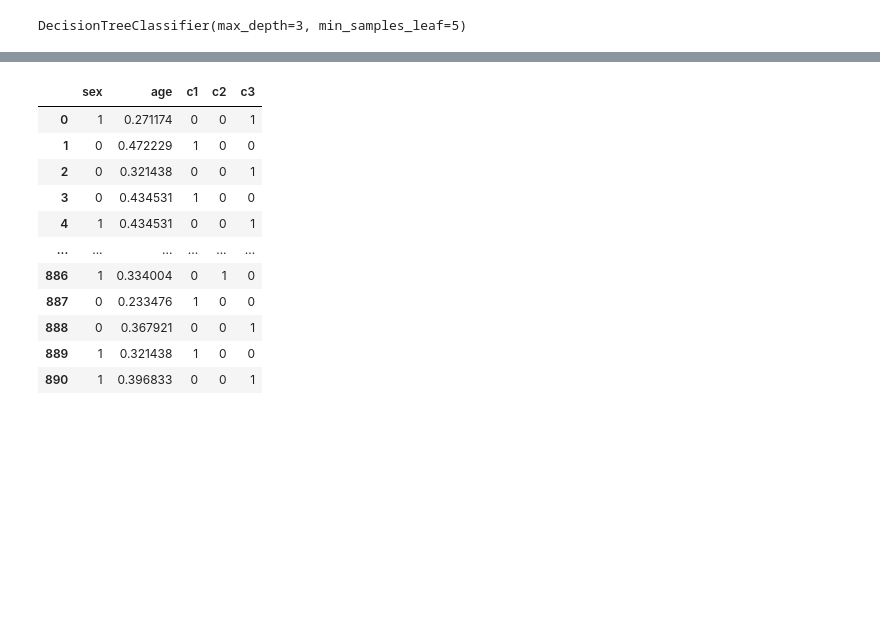
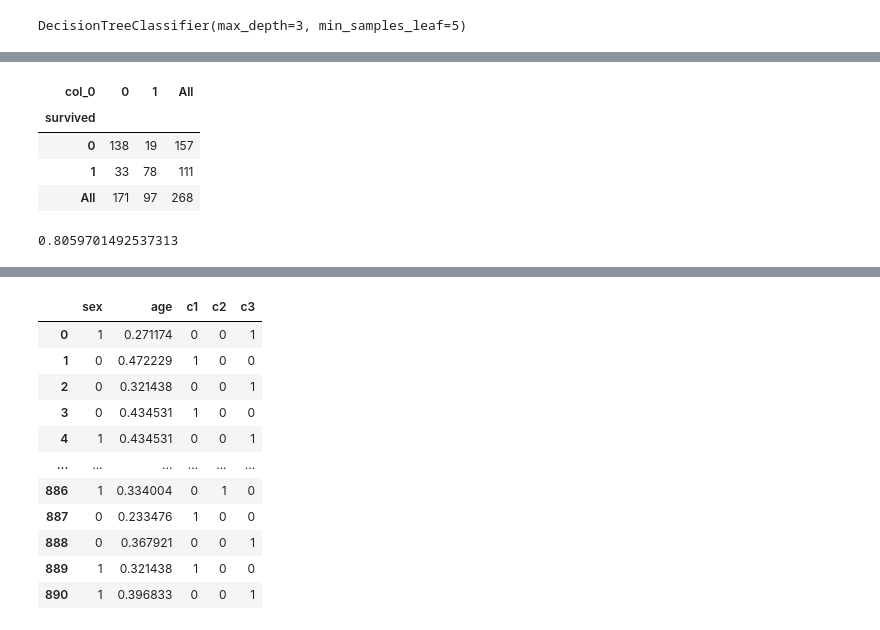
Before and after one commit to Moneul/MS-AI-School, a Jupyter notebook: python/코드로모델구현/DecisionTreeClassifier.ipynb, the cells around one changed output, grey strips where cells are left out. Saved outputs shown, nothing was run; the diff lists cells and outputs as text; code cells hidden in the pictures; blank space fills up the shorter version.

```diff
--- a/python/코드로모델구현/DecisionTreeClassifier.ipynb
+++ b/python/코드로모델구현/DecisionTreeClassifier.ipynb
@@ -295,0 +319,14 @@ InvocationException: GraphViz's executables not found
+# %%
+pd.crosstab(y_test, y_pred, margins=True)
+# %% [output]
+| col_0 | 0 | 1 | All |
+| survived |  |  |  |
+| 0 | 138 | 19 | 157 |
+| 1 | 33 | 78 | 111 |
+| All | 171 | 97 | 268 |
+# %%
+from sklearn.metrics import accuracy_score, classification_report, confusion_matrix
+
+accuracy_score(y_test, y_pred)
+# %% [output]
+0.8059701492537313
```
Also changed, not shown: parts of 10 cells of this notebook, 1 other file.
